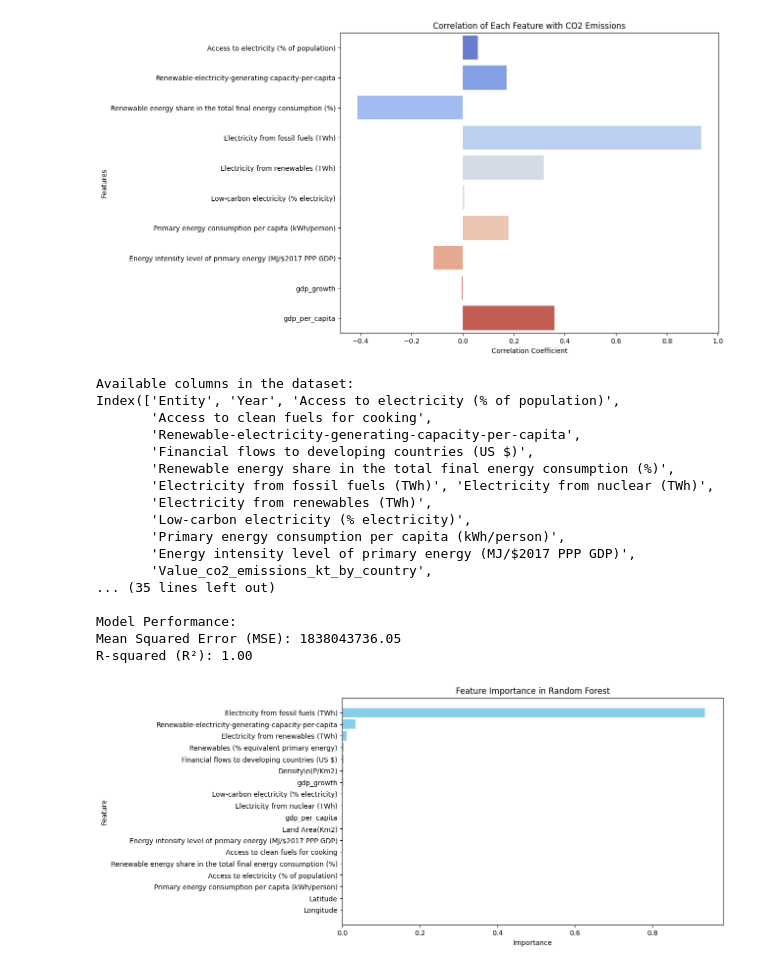
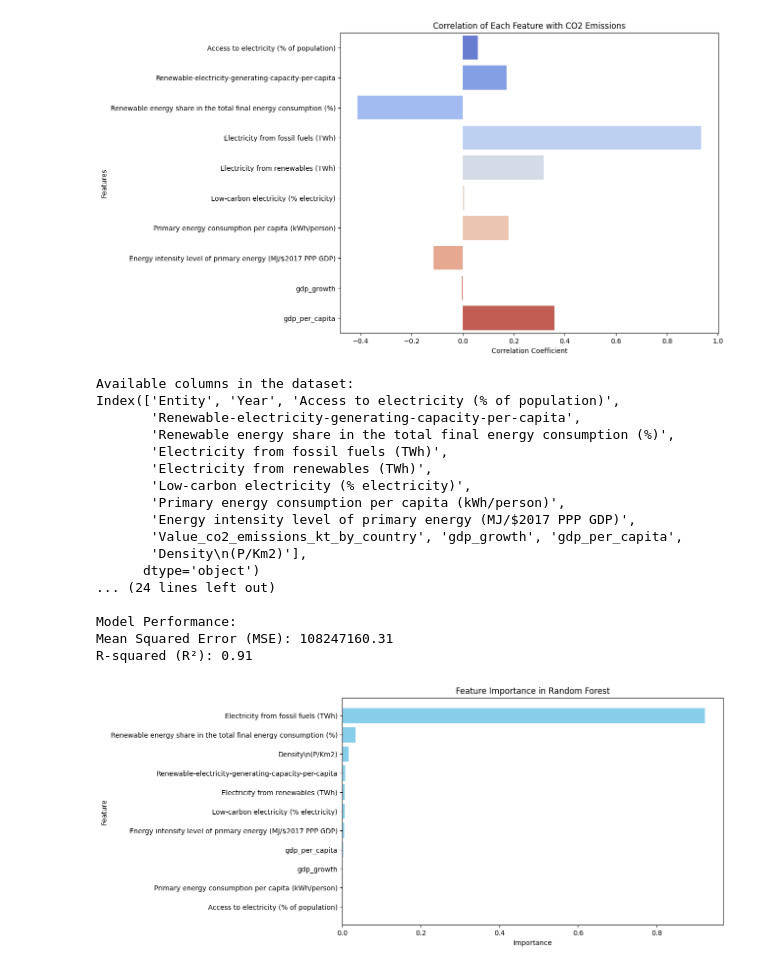
Before and after one commit to nazary1212/DS3000, a Jupyter notebook: main.ipynb, the cells around one changed output. Drawn from its saved outputs; the diff is of its cells as text; code cells hidden in the pictures.

Commit message:
Fixed up the overfitting again

```diff
--- a/main.ipynb
+++ b/main.ipynb
@@ -110,7 +110,7 @@ Passing `palette` without assigning `hue` is deprecated and will be removed in v
 
 # DEBUGGING: because columns were showing errors so printing column names to see if target exists
 print("Available columns in the dataset:")
-print(data.columns)
+print(df.columns)
 
 # Defining the target column
 
@@ -147,11 +147,17 @@ print(f"Target shape: {target.shape}")
 # Split data into training and testing sets
 X_train, X_test, y_train, y_test = train_test_split(features, target, test_size=0.3, random_state=42)
 
-# Train a Random Forest Regressor
-rf_model = RandomForestRegressor(n_estimators=100, random_state=42)
+# Train a Random Forest Regressor with limited depth to reduce overfitting
+rf_model = RandomForestRegressor(
+    n_estimators=100,
+    max_depth=10,  # Limiting tree depth
+    min_samples_split=10,  # Minimum samples needed to split an internal node
+    min_samples_leaf=5,  # Minimum samples in leaf nodes
+    random_state=42
+)
 rf_model.fit(X_train, y_train)
 
-# Evaluating the features importance
+# Evaluating feature importance
 feature_importances = pd.DataFrame({
     'Feature': features.columns,
     'Importance': rf_model.feature_importances_
@@ -161,39 +167,39 @@ feature_importances = pd.DataFrame({
 print("Feature Importance Ranking:")
 print(feature_importances)
 
 # Predicting and evaluating model performance
 y_pred = rf_model.predict(X_test)
 mse = mean_squared_error(y_test, y_pred)
 r2 = r2_score(y_test, y_pred)
 
 print(f"\nModel Performance:")
 print(f"Mean Squared Error (MSE): {mse:.2f}")
 print(f"R-squared (R²): {r2:.2f}")
 
-# Plots of feature importances
+# Plotting feature importances
 plt.figure(figsize=(10, 6))
 plt.barh(feature_importances['Feature'], feature_importances['Importance'], color='skyblue')
 plt.xlabel('Importance')
 plt.ylabel('Feature')
 plt.title('Feature Importance in Random Forest')
 plt.gca().invert_yaxis()
 plt.show()
 # %% [output]
 Available columns in the dataset:
 Index(['Entity', 'Year', 'Access to electricity (% of population)',
-       'Access to clean fuels for cooking',
        'Renewable-electricity-generating-capacity-per-capita',
-       'Financial flows to developing countries (US $)',
        'Renewable energy share in the total final energy consumption (%)',
-       'Electricity from fossil fuels (TWh)', 'Electricity from nuclear (TWh)',
+       'Electricity from fossil fuels (TWh)',
        'Electricity from renewables (TWh)',
        'Low-carbon electricity (% electricity)',
        'Primary energy consumption per capita (kWh/person)',
        'Energy intensity level of primary energy (MJ/$2017 PPP GDP)',
-       'Value_co2_emissions_kt_by_country',
-... (35 lines left out)
+       'Value_co2_emissions_kt_by_country', 'gdp_growth', 'gdp_per_capita',
+       'Density\n(P/Km2)'],
+      dtype='object')
+... (24 lines left out)
 
 Model Performance:
-Mean Squared Error (MSE): 1838043736.05
-R-squared (R²): 1.00
+Mean Squared Error (MSE): 108247160.31
+R-squared (R²): 0.91
-[figure, old version]
+[figure, new version]
```
